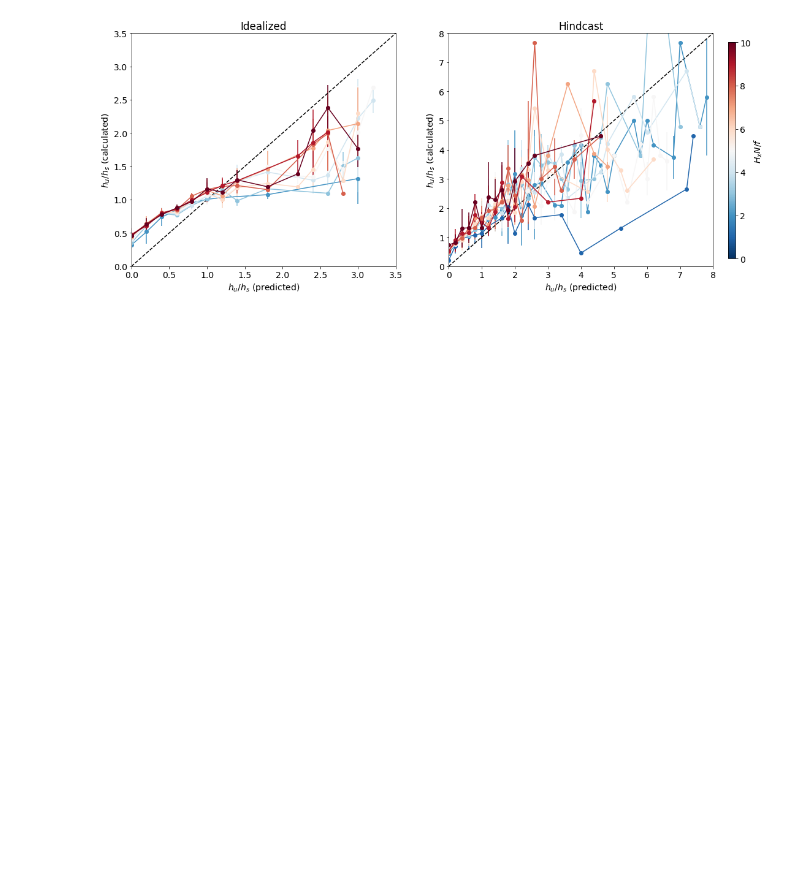
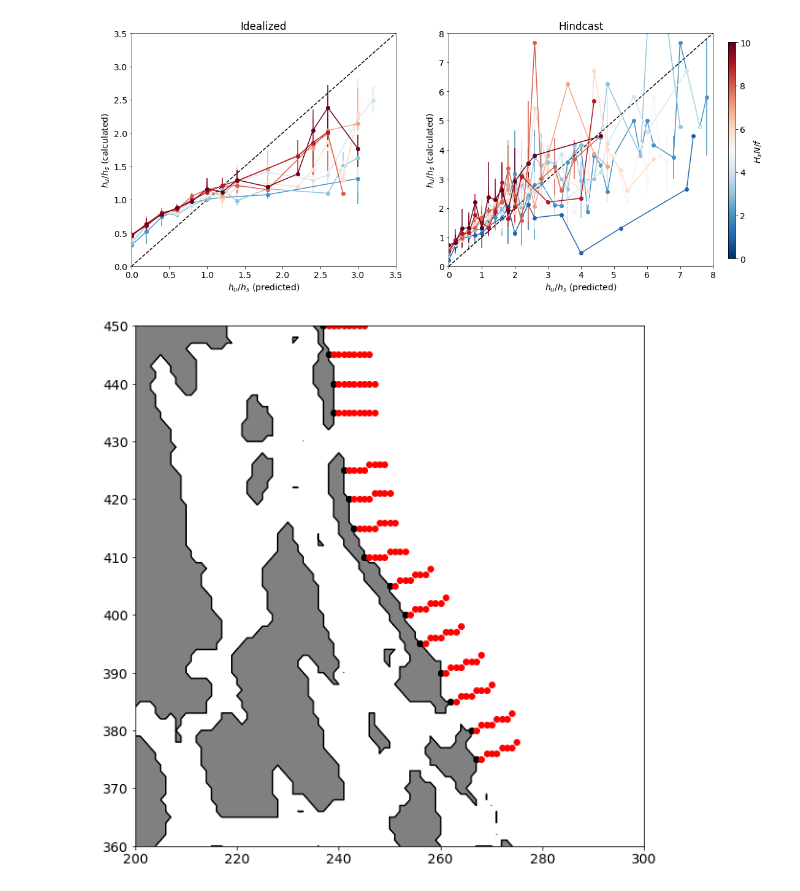
Before and after one commit to SalishSeaCast/SoG_upwelling_EOF_paper, a Jupyter notebook: notebooks/upwell_processing_sanity_check.ipynb, the cells around one changed output. Saved outputs shown, nothing was run; the diff lists cells and outputs as text; code cells hidden in the pictures; blank space fills up the shorter version.

```diff
--- a/notebooks/upwell_processing_sanity_check.ipynb
+++ b/notebooks/upwell_processing_sanity_check.ipynb
@@ -590,3 +718,19 @@ fig.colorbar(cm.ScalarMappable(norm=colors.Normalize(vmin=0, vmax=10), cmap=cmap
 plt.show()
 # %% [output]
 [figure]
+# %%
+fig, ax = plt.subplots(figsize=(10, 10))
+ax.contourf(mask_arrays['tmask'][0, ...], levels=[-0.01, 0.01], colors='gray')
+ax.contour(mask_arrays['tmask'][0, ...], levels=[-0.01, 0.01], colors='k')
+ax.set_xlim([200, 300])
+ax.set_ylim([360, 450])
+viz_tools.set_aspect(ax)
+
+for j, i, a in zip(*sections['ji'], sections['angle']):
+    for n in range(10):
+        ii = int(i + n * np.cos(a))
+        jj = int(j - n * np.sin(a))
+        color = 'r' if mask_arrays['tmask'][0, jj, ii] == 1 else 'k'
+        ax.plot(ii, jj, 'o', color=color)
+# %% [output]
+[figure, added]
```
Also changed, not shown: parts of 14 cells of this notebook.
